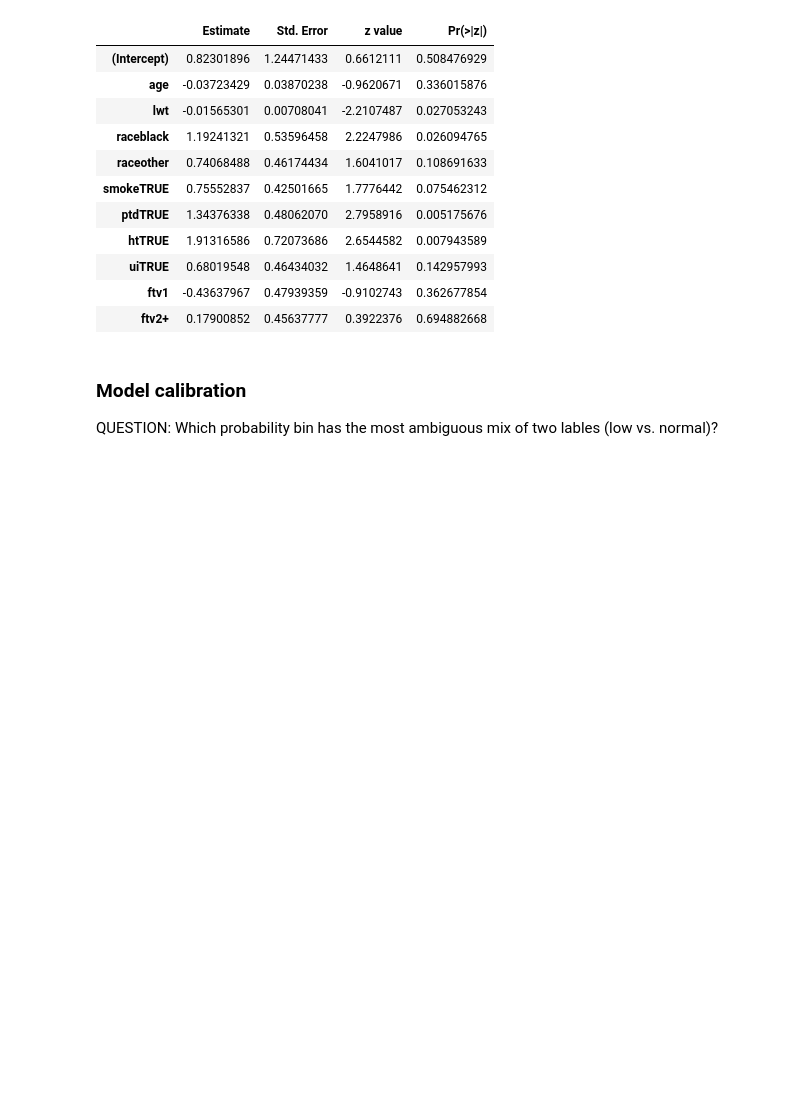
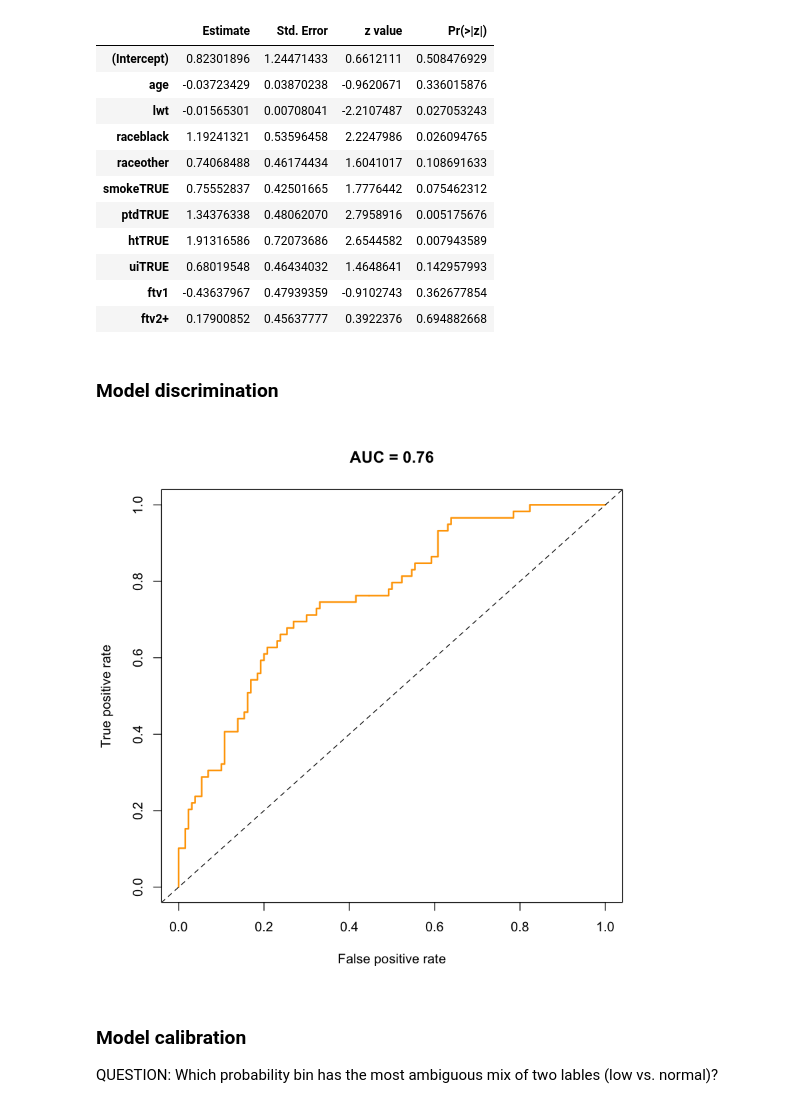
Before and after one commit to jihoonkim/lecturenotes, a Jupyter notebook: MSTP_bootcamp_2018/Rtutorial_draft.ipynb, the cells around one changed output. Drawn from its saved outputs; the diff is of its cells as text; code cells hidden in the pictures; blank space fills up the shorter version.

```diff
--- a/MSTP_bootcamp_2018/Rtutorial_draft.ipynb
+++ b/MSTP_bootcamp_2018/Rtutorial_draft.ipynb
@@ -484,6 +549,17 @@ summary(m1)$coef
 | uiTRUE | 0.68019548 | 0.46434032 | 1.4648641 | 0.142957993 |
 | ftv1 | -0.43637967 | 0.47939359 | -0.9102743 | 0.362677854 |
 | ftv2+ | 0.17900852 | 0.45637777 | 0.3922376 | 0.694882668 |
+# %% [markdown]
+### Model discrimination
+# %%
+mypred = prediction(m1$fitted.values, m1$y)
+roc.perf = performance(mypred, measure = "tpr", x.measure = "fpr")
+auc.perf = performance(mypred, measure = "auc")
+plot(roc.perf, col = "orange", lwd = 2,
+     main = paste ( "AUC = ", round(auc.perf@y.values[[1]], 2), sep="" )  )
+abline(a = 0, b = 1, lty = 2)
+# %% [output]
+[figure, added]
 # %% [markdown]
 ### Model calibration
 QUESTION: Which probability bin has the most ambiguous mix of two lables (low vs. normal)?
```
Also changed, not shown: parts of 12 cells of this notebook.
